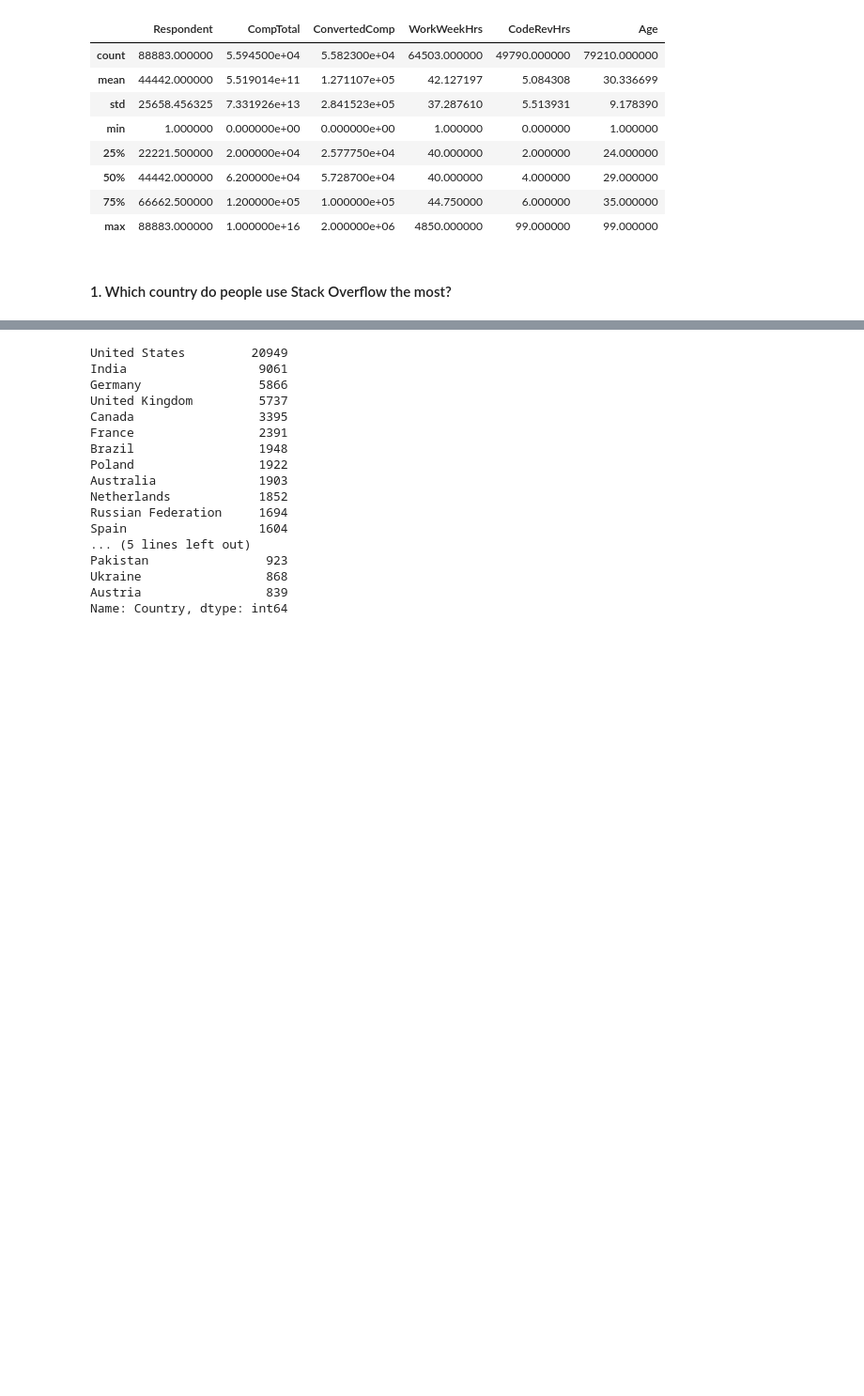
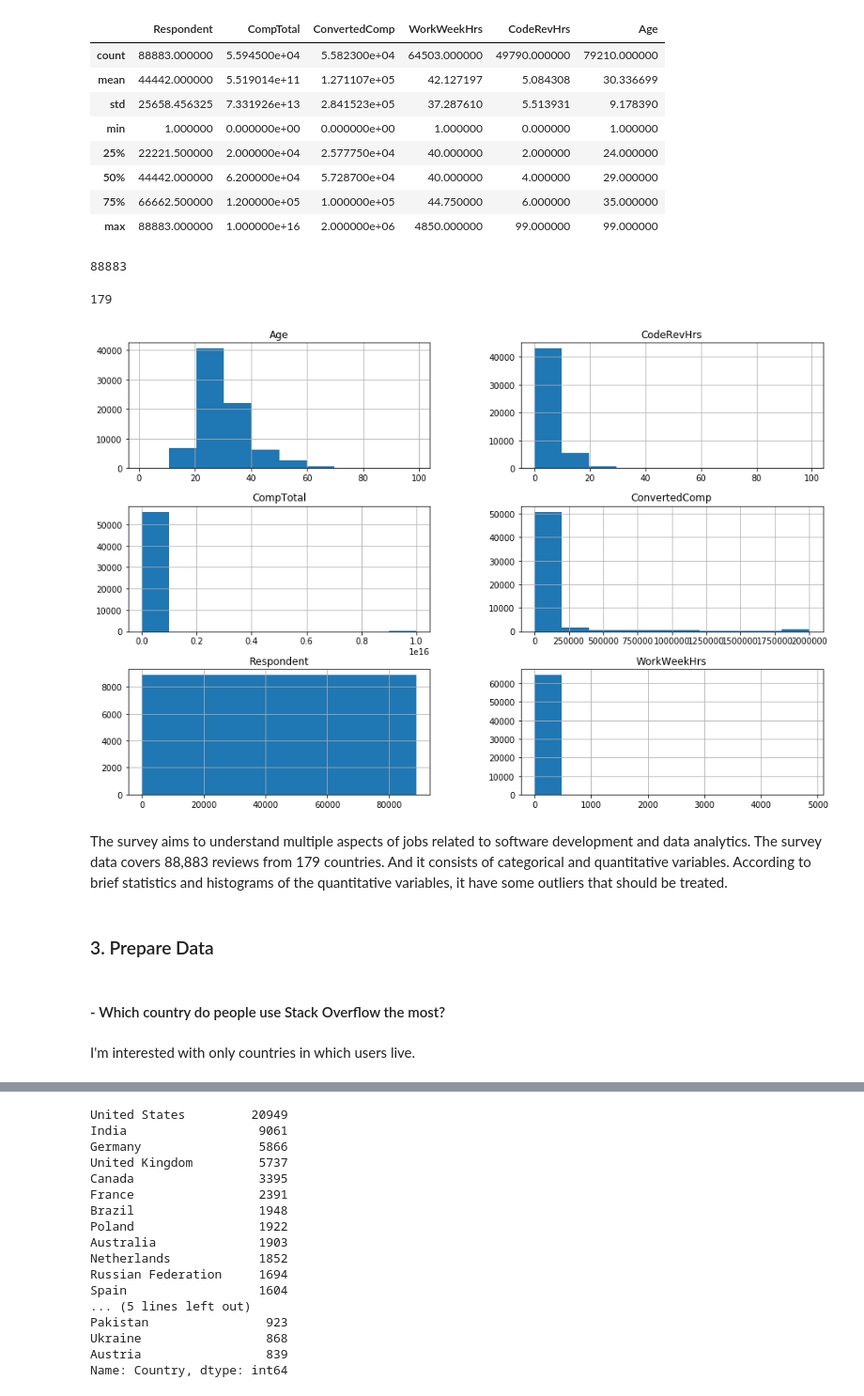
Before and after one commit to baekspace88/udacity-DS, a Jupyter notebook: Some findings from Stack Overflow Data 2019.ipynb, the cells around one changed output, grey strips where cells are left out. Shown: that part at 94% size. Cells and saved outputs as stored; diff of their text form; code cells hidden in the pictures; blank space fills up the shorter version.

```diff
--- a/Some findings from Stack Overflow Data 2019.ipynb
+++ b/Some findings from Stack Overflow Data 2019.ipynb
@@ -33,6 +64,23 @@ df.describe()
 | 50% | 44442.000000 | 6.200000e+04 | 5.728700e+04 | 40.000000 | 4.000000 | 29.000000 |
 | 75% | 66662.500000 | 1.200000e+05 | 1.000000e+05 | 44.750000 | 6.000000 | 35.000000 |
 | max | 88883.000000 | 1.000000e+16 | 2.000000e+06 | 4850.000000 | 99.000000 | 99.000000 |
+# %%
+len(df)
+# %% [output]
+88883
+# %%
+df['Country'].nunique()
+# %% [output]
+179
+# %%
+df.hist(figsize=(15, 10));
+# %% [output]
+[figure, added]
+# %% [markdown]
+The survey aims to understand multiple aspects of jobs related to software development and data analytics. The survey data covers 88,883 reviews from 179 countries. And it consists of categorical and quantitative variables.
+According to brief statistics and histograms of the quantitative variables, it have some outliers that should be treated.
+# %% [markdown]
+### 3. Prepare Data
 # %% [markdown]
-#### 1. Which country do people use Stack Overflow the most?
+#### - Which country do people use Stack Overflow the most?
 # %%
@@ -39,0 +88,2 @@ country_vals = df['Country'].value_counts()
+# %% [markdown]
+I'm interested with only countries in which users live.
```
Also changed, not shown: parts of 51 cells of this notebook.
